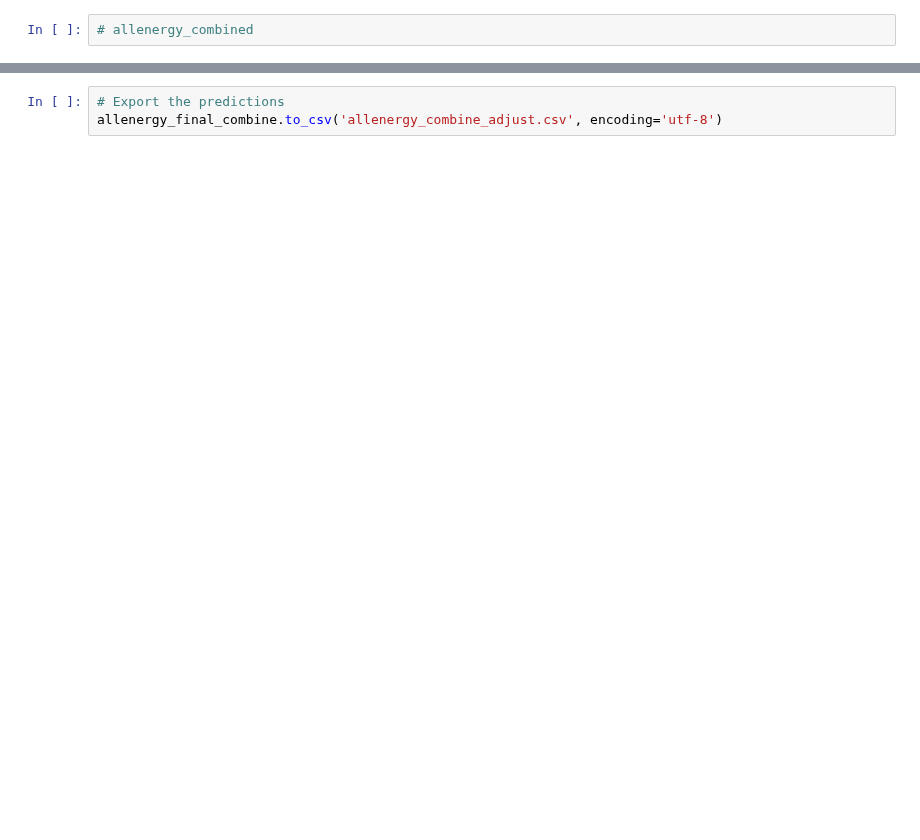
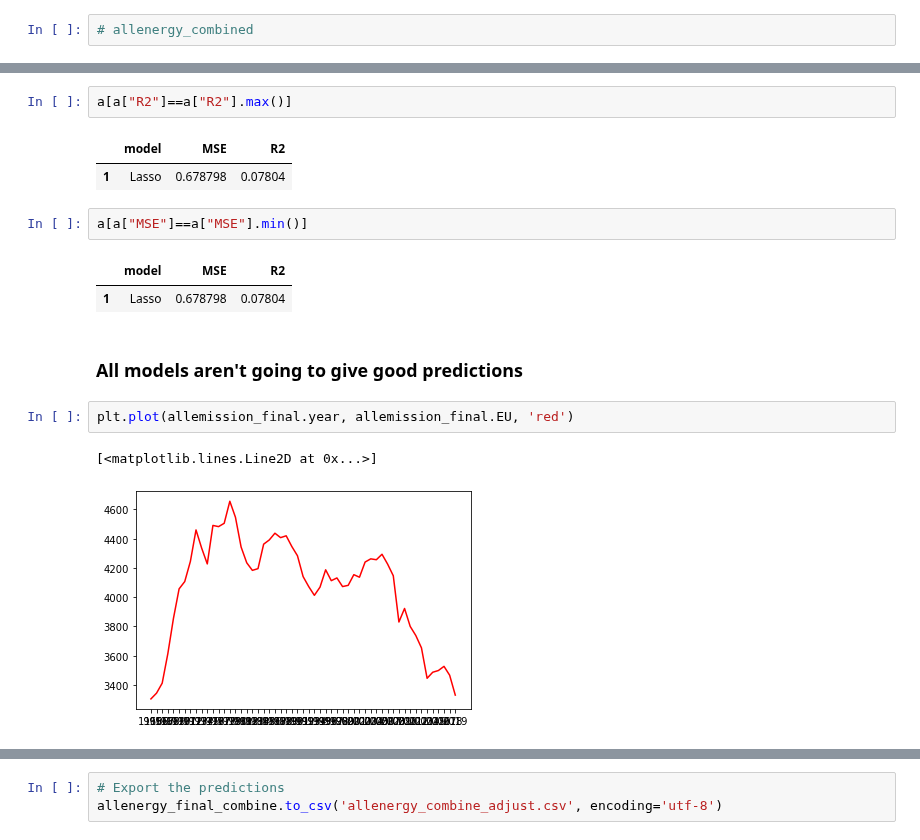
Before and after one commit to yuyhong23/One-Hot_Future, a Jupyter notebook: goals_prediction_ML_tara/allenergy_emission_predictions.ipynb, the cells around one changed output, grey strips where cells are left out. Saved outputs shown, nothing was run; the diff lists cells and outputs as text; blank space fills up the shorter version.

```diff
--- a/goals_prediction_ML_tara/allenergy_emission_predictions.ipynb
+++ b/goals_prediction_ML_tara/allenergy_emission_predictions.ipynb
@@ -406,0 +632,17 @@ allenergy_prediction_df
+# %%
+a[a["R2"]==a["R2"].max()]
+# %% [output]
+|  | model | MSE | R2 |
+| 1 | Lasso | 0.678798 | 0.07804 |
+# %%
+a[a["MSE"]==a["MSE"].min()]
+# %% [output]
+|  | model | MSE | R2 |
+| 1 | Lasso | 0.678798 | 0.07804 |
+# %% [markdown]
+### All models aren't going to give good predictions
+# %%
+plt.plot(allemission_final.year, allemission_final.EU, 'red')
+# %% [output]
+[<matplotlib.lines.Line2D at 0x...>]
+[figure, added]
```
Also changed, not shown: parts of 98 cells of this notebook.
